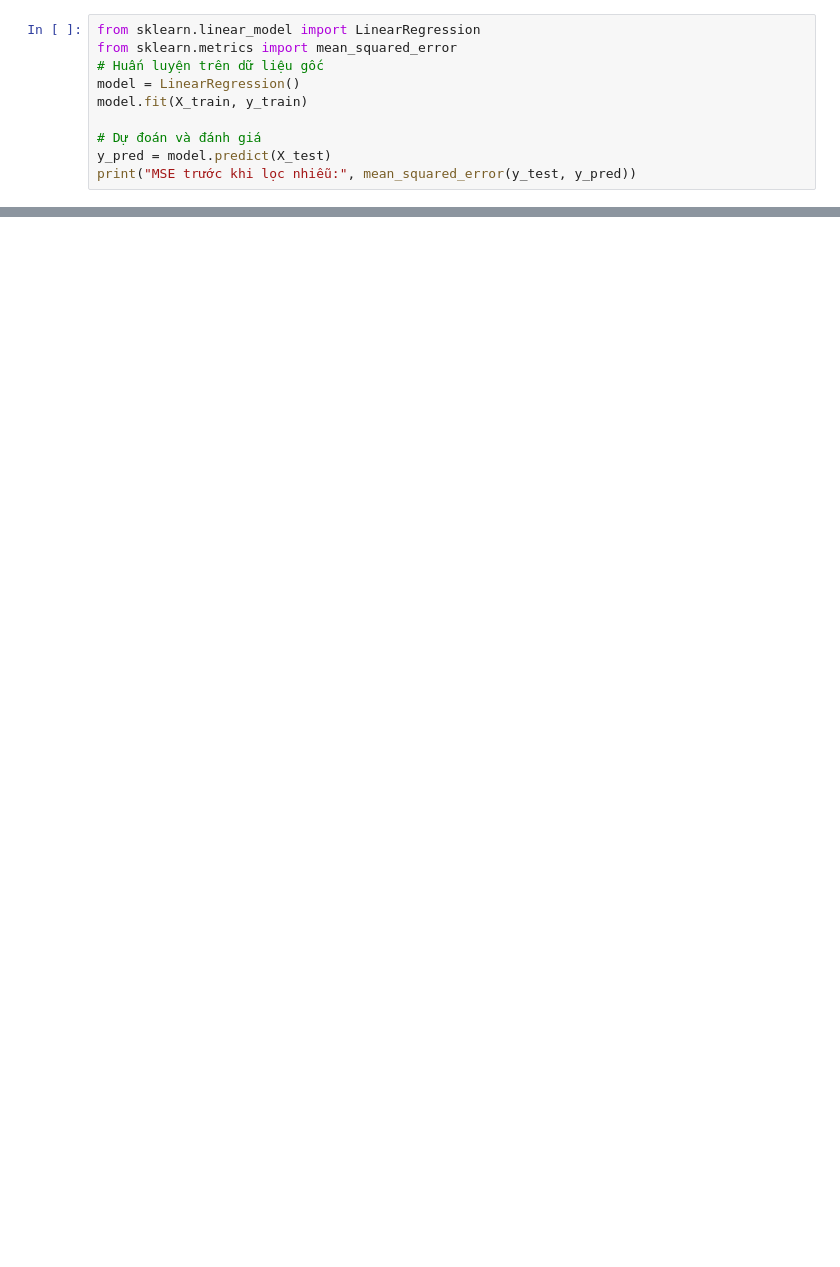
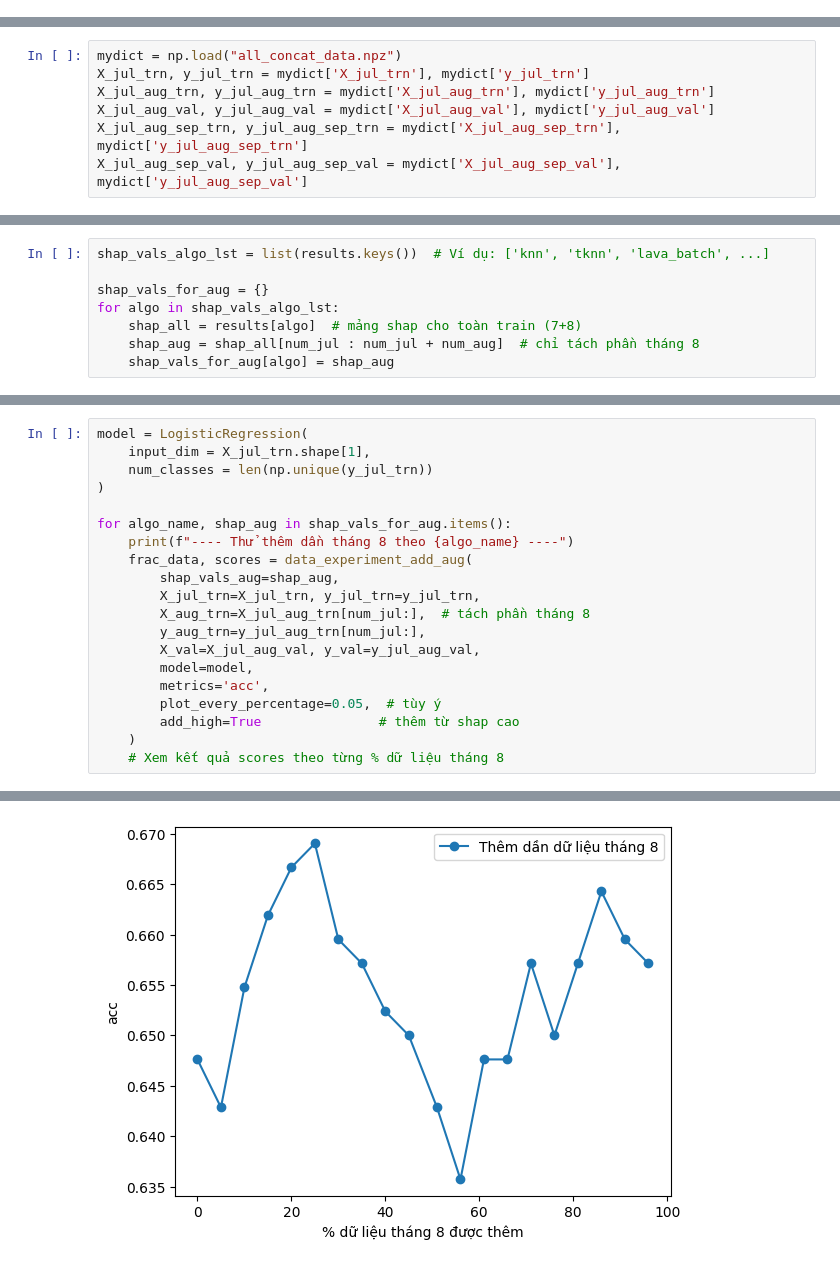
Before and after one commit to thinhsama/data_values, a Jupyter notebook: time_series.ipynb, the cells around one changed output, grey strips where cells are left out. Cells and saved outputs as stored; diff of their text form; blank space fills up the shorter version.

```diff
--- a/time_series.ipynb
+++ b/time_series.ipynb
@@ -84,10 +0,0 @@ y.shape: (990,)
-# %%
-from sklearn.linear_model import LinearRegression
-from sklearn.metrics import mean_squared_error
-# Huấn luyện trên dữ liệu gốc
-model = LinearRegression()
-model.fit(X_train, y_train)
-
-# Dự đoán và đánh giá
-y_pred = model.predict(X_test)
-print("MSE trước khi lọc nhiễu:", mean_squared_error(y_test, y_pred))
@@ -333,0 +25,7 @@ print(f"Embedding shape: {embeddings.shape}")
+# %%
+mydict = np.load("all_concat_data.npz")
+X_jul_trn, y_jul_trn = mydict['X_jul_trn'], mydict['y_jul_trn']
+X_jul_aug_trn, y_jul_aug_trn = mydict['X_jul_aug_trn'], mydict['y_jul_aug_trn']
+X_jul_aug_val, y_jul_aug_val = mydict['X_jul_aug_val'], mydict['y_jul_aug_val']
+X_jul_aug_sep_trn, y_jul_aug_sep_trn = mydict['X_jul_aug_sep_trn'], mydict['y_jul_aug_sep_trn']
+X_jul_aug_sep_val, y_jul_aug_sep_val = mydict['X_jul_aug_sep_val'], mydict['y_jul_aug_sep_val']
@@ -333,0 +111,8 @@ print(f"Embedding shape: {embeddings.shape}")
+# %%
+shap_vals_algo_lst = list(results.keys())  # Ví dụ: ['knn', 'tknn', 'lava_batch', ...]
+
+shap_vals_for_aug = {}
+for algo in shap_vals_algo_lst:
+    shap_all = results[algo]  # mảng shap cho toàn train (7+8)
+    shap_aug = shap_all[num_jul : num_jul + num_aug]  # chỉ tách phần tháng 8
+    shap_vals_for_aug[algo] = shap_aug
@@ -333,0 +187,21 @@ print(f"Embedding shape: {embeddings.shape}")
+# %%
+model = LogisticRegression(
+    input_dim = X_jul_trn.shape[1],
+    num_classes = len(np.unique(y_jul_trn))
+)
+
+for algo_name, shap_aug in shap_vals_for_aug.items():
+    print(f"---- Thử thêm dần tháng 8 theo {algo_name} ----")
+    frac_data, scores = data_experiment_add_aug(
+        shap_vals_aug=shap_aug,
+        X_jul_trn=X_jul_trn, y_jul_trn=y_jul_trn,
+        X_aug_trn=X_jul_aug_trn[num_jul:],  # tách phần tháng 8
+        y_aug_trn=y_jul_aug_trn[num_jul:],
+        X_val=X_jul_aug_val, y_val=y_jul_aug_val,
+        model=model,
+        metrics='acc',
+        plot_every_percentage=0.05,  # tùy ý
+        add_high=True               # thêm từ shap cao
+    )
+    # Xem kết quả scores theo từng % dữ liệu tháng 8
+# %% [output]
@@ -333,0 +209 @@ print(f"Embedding shape: {embeddings.shape}")
+[figure, added]
```
Also changed, not shown: parts of 25 cells of this notebook, 16 other files.
